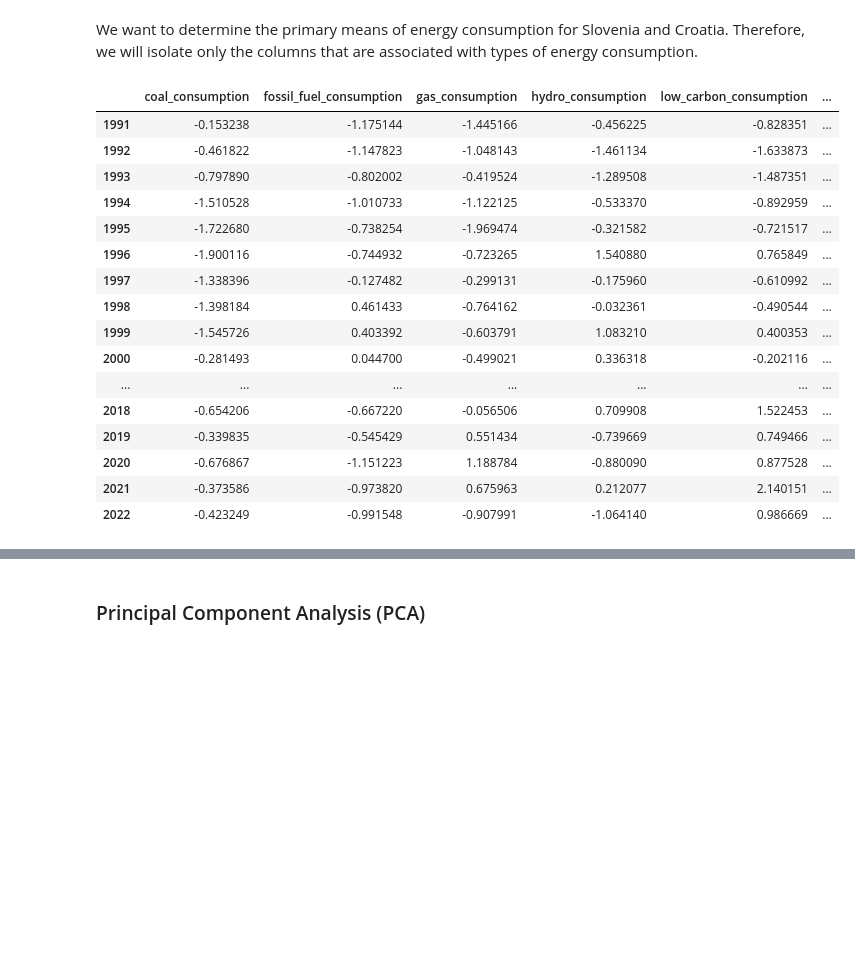
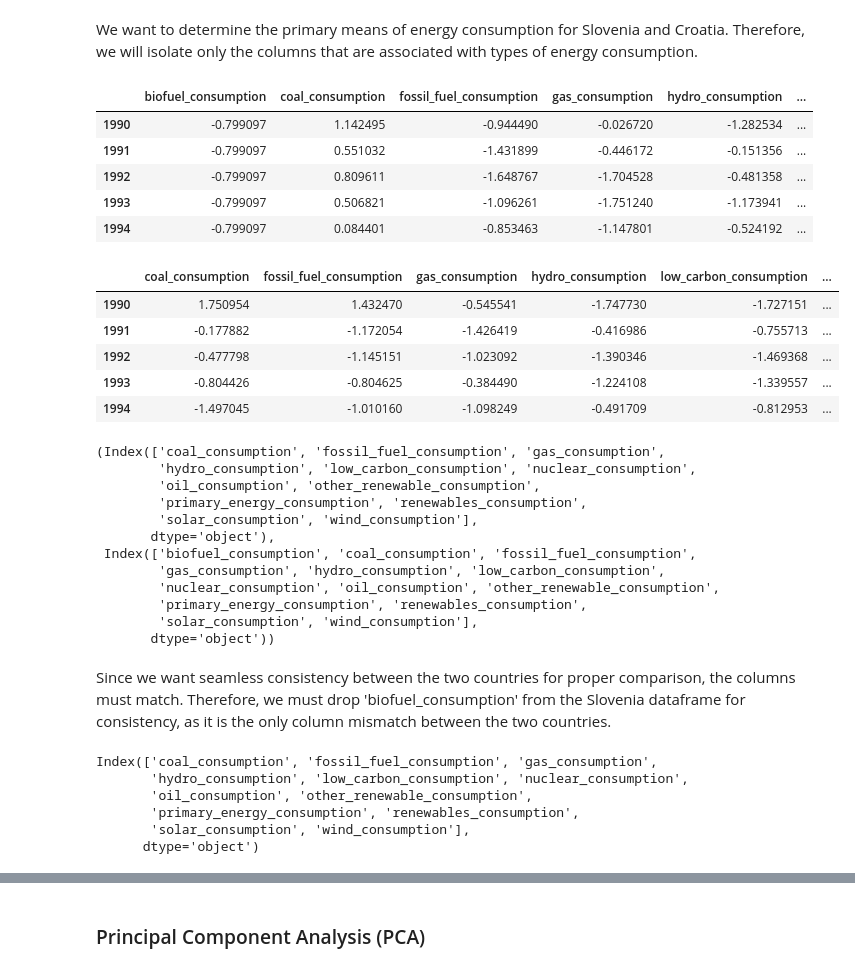
Before and after one commit to nicolenagata/DATA5322_HW4_UnsupervisedML, a Jupyter notebook: PracticalHW4.ipynb, the cells around one changed output, grey strips where cells are left out. Saved outputs shown, nothing was run; the diff lists cells and outputs as text; code cells hidden in the pictures; blank space fills up the shorter version.

```diff
--- a/PracticalHW4.ipynb
+++ b/PracticalHW4.ipynb
@@ -164,7 +180,7 @@ croatia_no_nans.isna().sum()[croatia_no_nans.isna().sum() > 0]
 Series([], dtype: int64)
 # %%
 # Set up slovenia to be cleaned
-slovenia = df[df['country'] == 'Croatia']
+slovenia = df[df['country'] == 'Slovenia']
 # %%
 # determine the columns containing NaNs
 slovenia_nans = slovenia.isna().sum()[slovenia.isna().sum() > 0]
@@ -223,6 +234,6 @@ Luckily, the Slovenia data is showing the same missed values that Croatia has, w
 # %%
-# drop the 5040th and 5007th indices
-slovenia_no_nans.drop([5040, 5007], inplace=True)
+# drop index 17648
+slovenia_no_nans.drop([17648], inplace=True)
 # %%
 # double check that there are no more NaNs
 slovenia_no_nans.isna().sum()[slovenia_no_nans.isna().sum() > 0]
@@ -259,22 +270,38 @@ slovenia_scaled = StandardScaler().fit_transform(slovenia_consumption)
 croatia_dfscaled = pd.DataFrame(croatia_scaled, columns=croatia_consumption.columns, index=years_croatia.values)
 slovenia_dfscaled = pd.DataFrame(slovenia_scaled, columns=slovenia_consumption.columns, index=years_slovenia.values)
 # %%
-slovenia_dfscaled
+# table head of reasonable variables
+slovenia_dfscaled.head()
 # %% [output]
-|  | coal_consumption | fossil_fuel_consumption | gas_consumption | hydro_consumption | low_carbon_consumption | ... |
-| 1991 | -0.153238 | -1.175144 | -1.445166 | -0.456225 | -0.828351 | ... |
-| 1992 | -0.461822 | -1.147823 | -1.048143 | -1.461134 | -1.633873 | ... |
-| 1993 | -0.797890 | -0.802002 | -0.419524 | -1.289508 | -1.487351 | ... |
-| 1994 | -1.510528 | -1.010733 | -1.122125 | -0.533370 | -0.892959 | ... |
-| 1995 | -1.722680 | -0.738254 | -1.969474 | -0.321582 | -0.721517 | ... |
-| 1996 | -1.900116 | -0.744932 | -0.723265 | 1.540880 | 0.765849 | ... |
-| 1997 | -1.338396 | -0.127482 | -0.299131 | -0.175960 | -0.610992 | ... |
-| 1998 | -1.398184 | 0.461433 | -0.764162 | -0.032361 | -0.490544 | ... |
-| 1999 | -1.545726 | 0.403392 | -0.603791 | 1.083210 | 0.400353 | ... |
-| 2000 | -0.281493 | 0.044700 | -0.499021 | 0.336318 | -0.202116 | ... |
-| ... | ... | ... | ... | ... | ... | ... |
-| 2018 | -0.654206 | -0.667220 | -0.056506 | 0.709908 | 1.522453 | ... |
-| 2019 | -0.339835 | -0.545429 | 0.551434 | -0.739669 | 0.749466 | ... |
-| 2020 | -0.676867 | -1.151223 | 1.188784 | -0.880090 | 0.877528 | ... |
-| 2021 | -0.373586 | -0.973820 | 0.675963 | 0.212077 | 2.140151 | ... |
-| 2022 | -0.423249 | -0.991548 | -0.907991 | -1.064140 | 0.986669 | ... |
+|  | biofuel_consumption | coal_consumption | fossil_fuel_consumption | gas_consumption | hydro_consumption | ... |
+| 1990 | -0.799097 | 1.142495 | -0.944490 | -0.026720 | -1.282534 | ... |
+| 1991 | -0.799097 | 0.551032 | -1.431899 | -0.446172 | -0.151356 | ... |
+| 1992 | -0.799097 | 0.809611 | -1.648767 | -1.704528 | -0.481358 | ... |
+| 1993 | -0.799097 | 0.506821 | -1.096261 | -1.751240 | -1.173941 | ... |
+| 1994 | -0.799097 | 0.084401 | -0.853463 | -1.147801 | -0.524192 | ... |
+# %%
+croatia_dfscaled.head()
+# %% [output]
+|  | coal_consumption | fossil_fuel_consumption | gas_consumption | hydro_consumption | low_carbon_consumption | ... |
+| 1990 | 1.750954 | 1.432470 | -0.545541 | -1.747730 | -1.727151 | ... |
+| 1991 | -0.177882 | -1.172054 | -1.426419 | -0.416986 | -0.755713 | ... |
+| 1992 | -0.477798 | -1.145151 | -1.023092 | -1.390346 | -1.469368 | ... |
+| 1993 | -0.804426 | -0.804625 | -0.384490 | -1.224108 | -1.339557 | ... |
+| 1994 | -1.497045 | -1.010160 | -1.098249 | -0.491709 | -0.812953 | ... |
+# %%
+croatia_dfscaled.columns, slovenia_dfscaled.columns
+# %% [output]
+(Index(['coal_consumption', 'fossil_fuel_consumption', 'gas_consumption',
+        'hydro_consumption', 'low_carbon_consumption', 'nuclear_consumption',
+        'oil_consumption', 'other_renewable_consumption',
+        'primary_energy_consumption', 'renewables_consumption',
+        'solar_consumption', 'wind_consumption'],
+       dtype='object'),
+ Index(['biofuel_consumption', 'coal_consumption', 'fossil_fuel_consumption',
+        'gas_consumption', 'hydro_consumption', 'low_carbon_consumption',
+        'nuclear_consumption', 'oil_consumption', 'other_renewable_consumption',
+        'primary_energy_consumption', 'renewables_consumption',
+        'solar_consumption', 'wind_consumption'],
+       dtype='object'))
+# %% [markdown]
+Since we want seamless consistency between the two countries for proper comparison, the columns must match. Therefore, we must drop 'biofuel_consumption' from the Slovenia dataframe for consistency, as it is the only column mismatch between the two countries.
@@ -280,0 +311,10 @@ slovenia_dfscaled
+# %%
+# Check to see if it was properly dropped
+slovenia_dfscaled.columns
+# %% [output]
+Index(['coal_consumption', 'fossil_fuel_consumption', 'gas_consumption',
+       'hydro_consumption', 'low_carbon_consumption', 'nuclear_consumption',
+       'oil_consumption', 'other_renewable_consumption',
+       'primary_energy_consumption', 'renewables_consumption',
+       'solar_consumption', 'wind_consumption'],
+      dtype='object')
```
Also changed, not shown: parts of 127 cells of this notebook, 1 other file.
